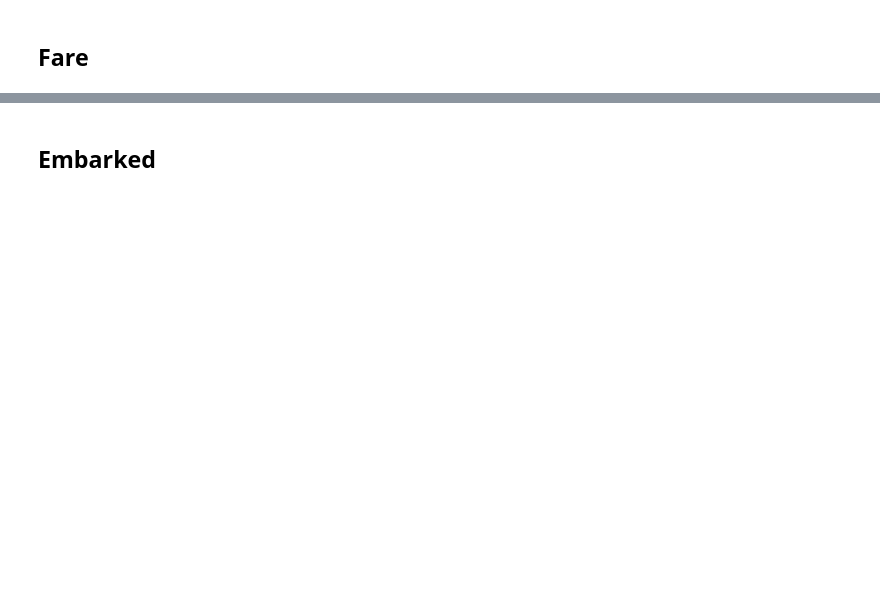
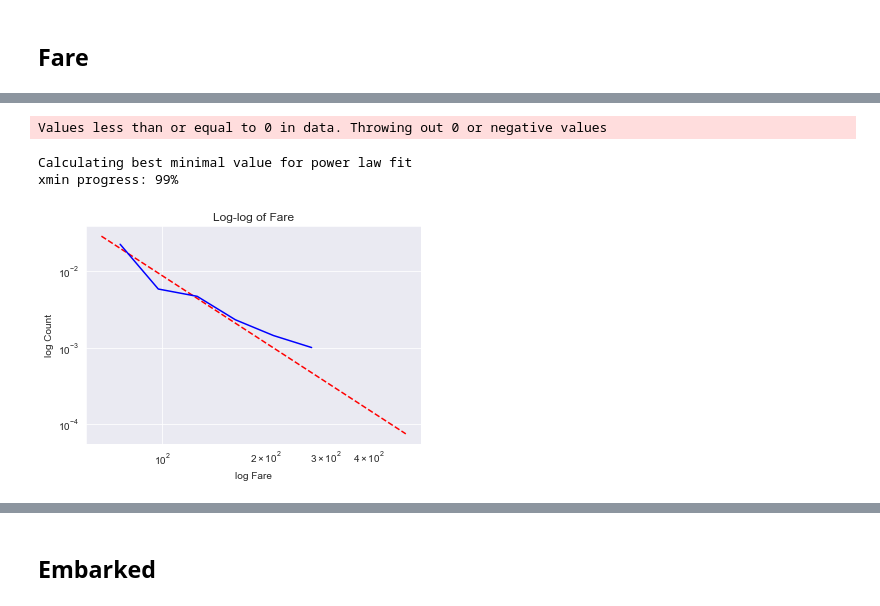
Before and after one commit to Niv-Moshe/Titanic, a Jupyter notebook: eda.ipynb, the cells around one changed output, grey strips where cells are left out. Cells and saved outputs as stored; diff of their text form; code cells hidden in the pictures; blank space fills up the shorter version.

```diff
--- a/eda.ipynb
+++ b/eda.ipynb
@@ -167,0 +222,11 @@ def hist_and_kde(df: pd.DataFrame, feature: str) -> None:
+# %%
+def log_log_plot(df: pd.DataFrame, feature: str) -> None:
+    # log log plot for checking powerlaw distribution (similar concept to qqplot)
+    fit = powerlaw.Fit(df[feature].dropna())
+    fit.power_law.plot_pdf(color='r', linestyle='--')
+    fit.plot_pdf(color='blue', label=feature)
+    plt.title(f'Log-log of {feature}')
+    plt.xlabel(f'log {feature}')
+    plt.ylabel('log Count')
+    plt.show();
+    del fit
@@ -245,2 +441,9 @@ hist_and_kde(titanic, 'Fare')
+# %%
+log_log_plot(titanic, 'Fare')
+# %% [output]
+Values less than or equal to 0 in data. Throwing out 0 or negative values
+Calculating best minimal value for power law fit
+xmin progress: 99%
+[figure, added]
 # %%
 boxplot_and_outliers(titanic, 'Fare')
```
Also changed, not shown: parts of 68 cells of this notebook.
